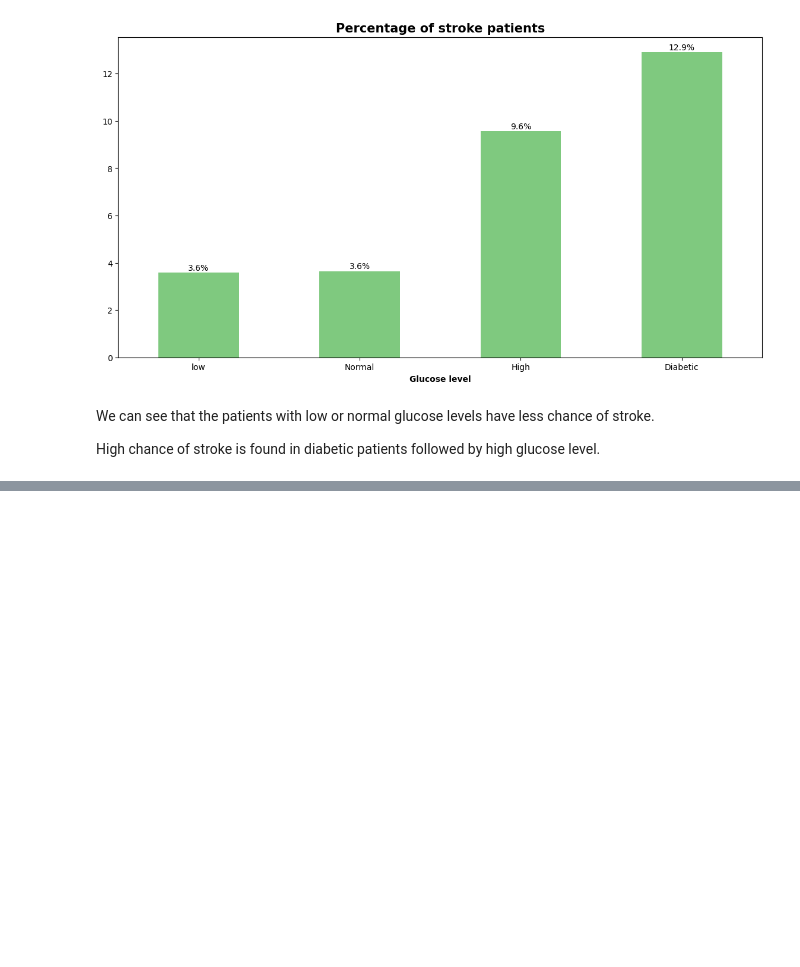
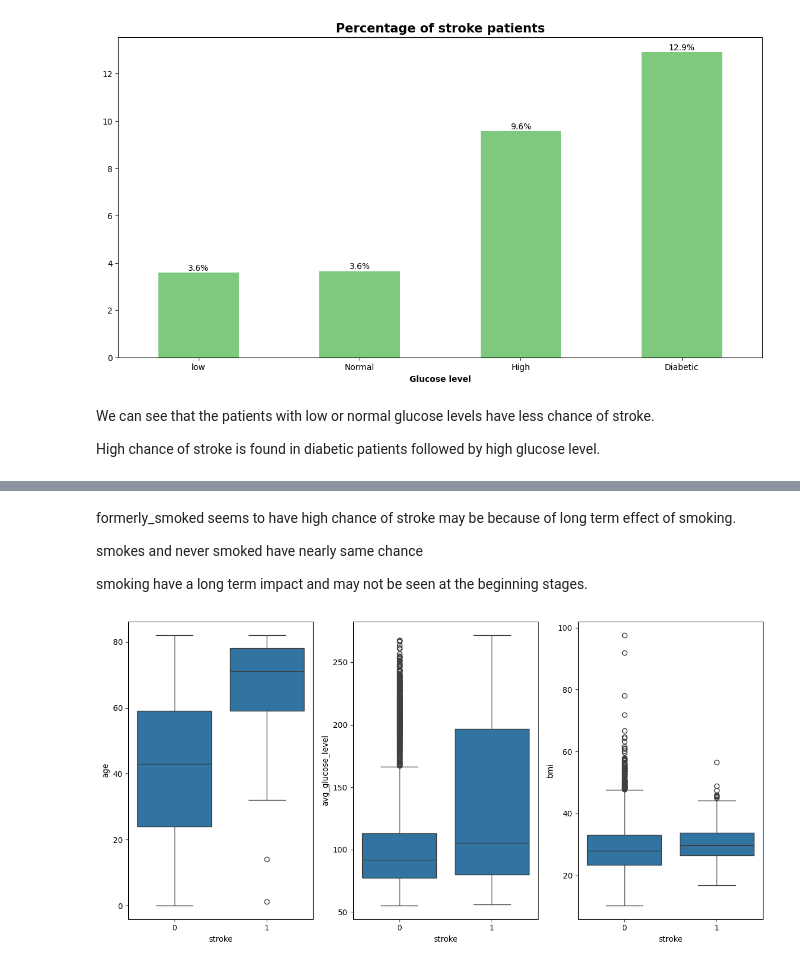
Before and after one commit to shar-jEEl/HeatStroke, a Jupyter notebook: notebook/EDA.ipynb, the cells around one changed output, grey strips where cells are left out. Cells and saved outputs as stored; diff of their text form; code cells hidden in the pictures; blank space fills up the shorter version.

```diff
--- a/notebook/EDA.ipynb
+++ b/notebook/EDA.ipynb
@@ -765,0 +789,18 @@ SyntaxError: invalid syntax (262901217.py, line 1)
+# %% [markdown]
+formerly_smoked seems to have high chance of stroke may be because of long term effect of smoking.
+
+smokes and never smoked have nearly same chance
+
+smoking have a long term impact and may not be seen at the beginning stages.
+# %%
+column_list = ['age', 'avg_glucose_level', 'bmi']
+
+fig, ax = plt.subplots(1, 3, figsize=(12,6))
+
+for i, col in enumerate(column_list):
+  sns.boxplot(data=df, x='stroke', y=col, ax=ax[i])
+
+plt.tight_layout()
+plt.show()
+# %% [output]
+[figure, added]
```
Also changed, not shown: parts of 5 cells of this notebook.
